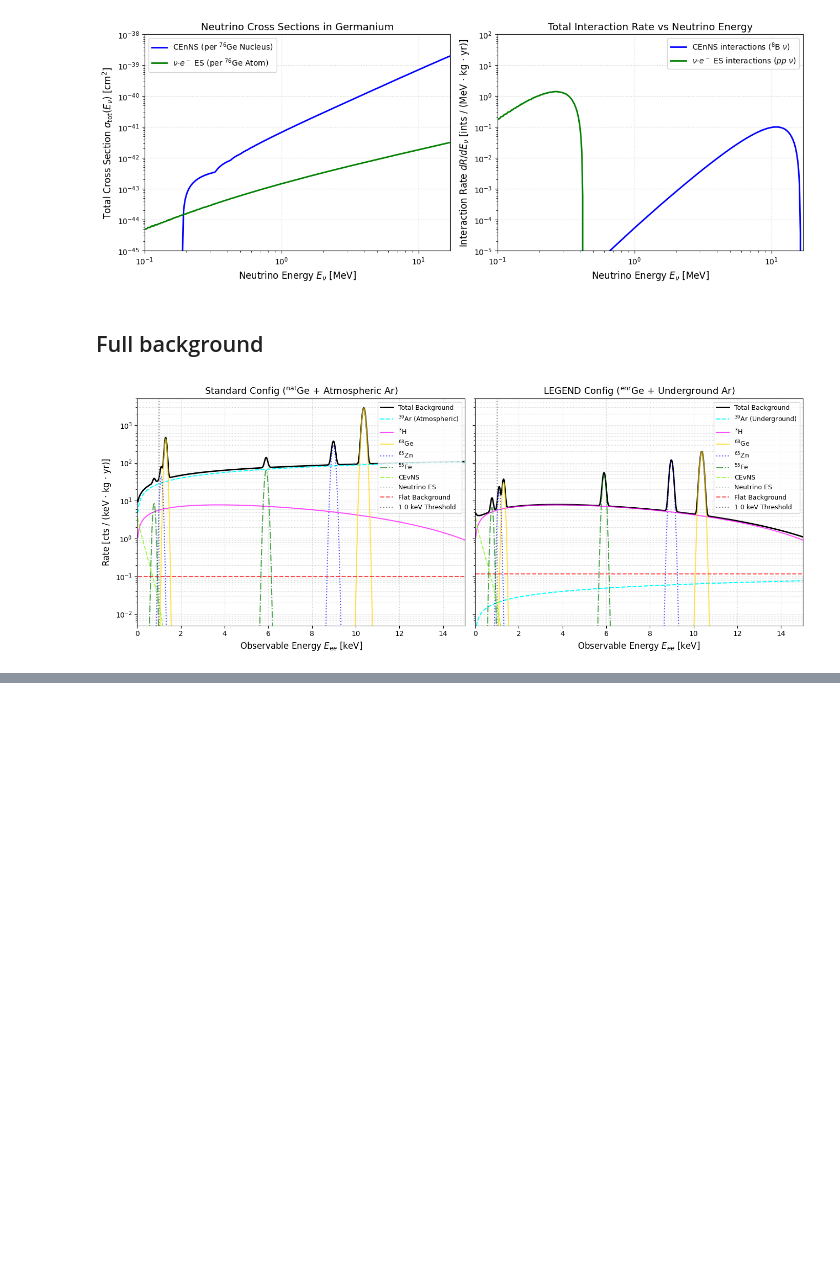
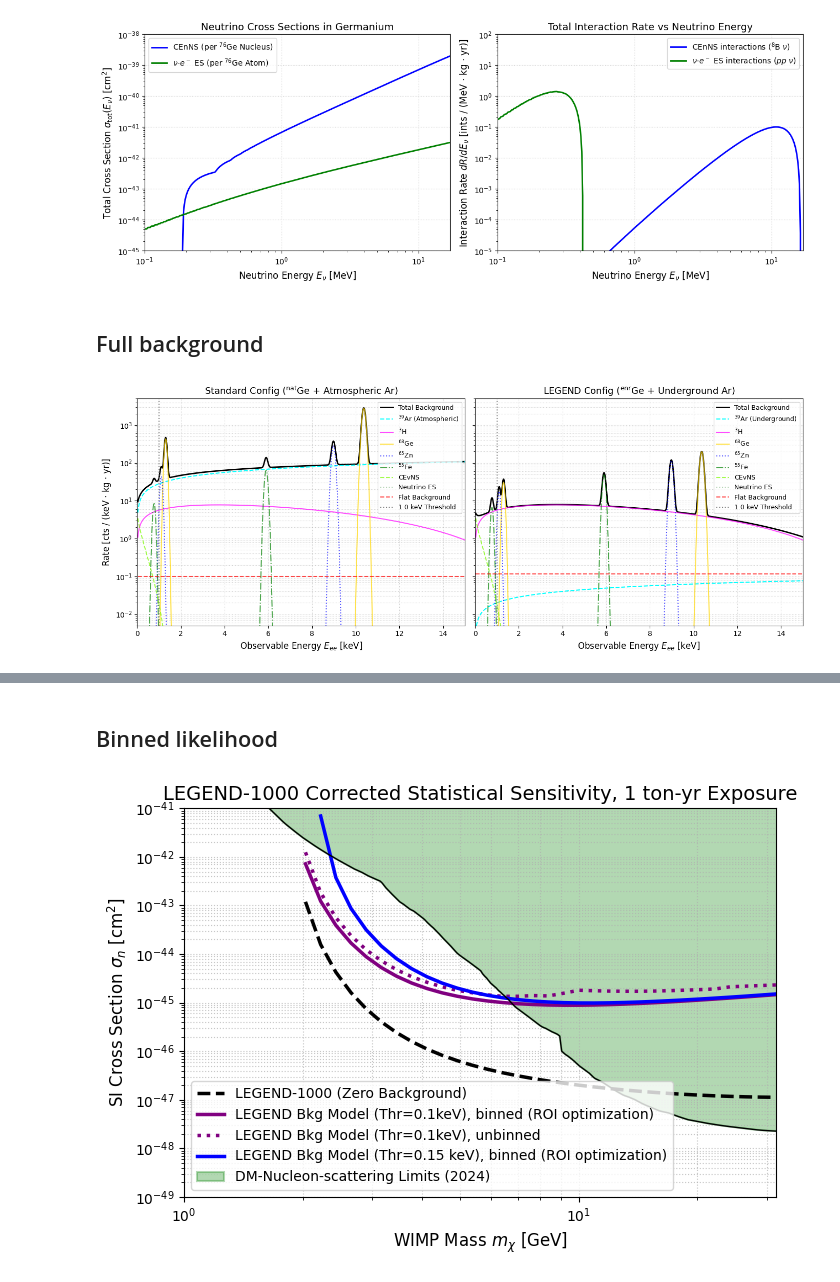
Before and after one commit to tiagocamison/WIMP-LEGEND, a Jupyter notebook: WIMP_O1_spectrum.ipynb, the cells around one changed output, grey strips where cells are left out. Cells and saved outputs as stored; diff of their text form; code cells hidden in the pictures; blank space fills up the shorter version.

```diff
--- a/WIMP_O1_spectrum.ipynb
+++ b/WIMP_O1_spectrum.ipynb
@@ -1519,7 +1515,7 @@ import matplotlib.pyplot as plt
 # Standard Model Constants
 GF_hbar_c_sq = 5.29e-44 # (G_F * hbar * c)^2 in cm^2 / MeV^2
 m_e = 0.511             # Electron mass in MeV
-m_N = 76.0 * 931.5      # Ge-76 Nuclear mass in MeV
+m_N_MeV = 76.0 * 931.5      # Ge-76 Nuclear mass in MeV
 Z = 32.0                # Protons
 N = 44.0                # Neutrons
 sin2_theta_w = 0.231    # Weinberg angle
@@ -1541,12 +1537,12 @@ phi_7Be_384 = 0.52e9 # 10% branch
 # ====================================================================
 def dSigma_dEr_CEvNS(E_nu_MeV, E_R_MeV):
     """ CEvNS cross section in cm^2 / MeV """
-    Enu_min = np.sqrt(m_N * E_R_MeV / 2.0)
-    prefactor = (GF_hbar_c_sq / (4 * np.pi)) * (Q_W**2) * m_N
+    Enu_min = np.sqrt(m_N_MeV * E_R_MeV / 2.0)
+    prefactor = (GF_hbar_c_sq / (4 * np.pi)) * (Q_W**2) * m_N_MeV
 
     sig = np.zeros_like(E_nu_MeV)
     valid = E_nu_MeV > Enu_min
-    sig[valid] = prefactor * (1.0 - (m_N * E_R_MeV) / (2.0 * E_nu_MeV[valid]**2))
+    sig[valid] = prefactor * (1.0 - (m_N_MeV * E_R_MeV) / (2.0 * E_nu_MeV[valid]**2))
     return sig
 
 def dSigma_dT_nue(E_nu_MeV, T_MeV):
@@ -1599,7 +1595,7 @@ rate_nue_7Be = np.zeros_like(E_ee_MeV)
 for i, (Eee, Enr, J) in enumerate(zip(E_ee_MeV, E_nr_MeV, Jacobian)):
 
     # --- A. CEvNS from 8B Neutrinos ---
-    Enu_min_CEvNS = np.sqrt(m_N * Enr / 2.0)
+    Enu_min_CEvNS = np.sqrt(m_N_MeV * Enr / 2.0)
     if Enu_min_CEvNS < 15.0:
         E_nu = np.linspace(Enu_min_CEvNS, 15.0, 500)
         # Normalized 8B beta shape
@@ -1673,7 +1669,7 @@ def compute_neutrino_backgrounds(E_ee_eval_keV):
     # --- Constants ---
     m_e, m_p, m_n = 0.51099895, 938.272, 939.565
     Z_Ge, A_Ge = 32.0, 76.0
-    m_N = Z_Ge*m_p + (A_Ge - Z_Ge)*m_n
+    m_N_MeV = Z_Ge*m_p + (A_Ge - Z_Ge)*m_n
     sin2_theta_w = 0.231
     G_F, hbar_c = 1.16637e-11, 1.97327e-11
     SIGMA_0 = (G_F**2 / (4 * np.pi)) * (hbar_c)**2
@@ -1724,16 +1720,16 @@ def compute_neutrino_backgrounds(E_ee_eval_keV):
     # --- B. CEnNS ---
     dT_nr, dEnu = np.meshgrid(T_nr_grid, E_nu_grid, indexing='ij')
     T_nr_MeV = dT_nr * 1e-3
-    valid_CEnNS = T_nr_MeV <= (2 * dEnu**2 / m_N)
+    valid_CEnNS = T_nr_MeV <= (2 * dEnu**2 / m_N_MeV)
 
     Q_w = (A_Ge - Z_Ge) - (1 - 4 * sin2_theta_w) * Z_Ge
-    q_MeV = np.sqrt(2 * m_N * T_nr_MeV)
+    q_MeV = np.sqrt(2 * m_N_MeV * T_nr_MeV)
     qR = np.where(q_MeV == 0, 1e-10, q_MeV * (1.14 * A_Ge**(1./3.) / 197.327))
     F2 = (3.0 * spherical_jn(1, qR) / qR * np.exp(-0.5 * (q_MeV * 0.9/197.327)**2))**2
 
     cross_sec_CEnNS = np.zeros_like(T_nr_MeV)
-    cross_sec_CEnNS[valid_CEnNS] = SIGMA_0 * m_N * (Q_w**2) * \
-        (1 - (m_N * T_nr_MeV[valid_CEnNS]) / (2 * dEnu[valid_CEnNS]**2)) * F2[valid_CEnNS]
+    cross_sec_CEnNS[valid_CEnNS] = SIGMA_0 * m_N_MeV * (Q_w**2) * \
+        (1 - (m_N_MeV * T_nr_MeV[valid_CEnNS]) / (2 * dEnu[valid_CEnNS]**2)) * F2[valid_CEnNS]
     cross_sec_CEnNS *= 1e-3 # cm^2/keV
 
     rate_CEnNS_nr = np.trapz(cross_sec_CEnNS * flux_B8(E_nu_grid), E_nu_grid, axis=1)
@@ -1995,0 +2454,2 @@ if __name__ == "__main__":
+# %% [markdown]
+## Binned likelihood
@@ -1995,0 +2527,30 @@ if __name__ == "__main__":
+# %%
+if __name__ == "__main__":
+    m_vals = np.logspace(0, 1.5, 40)
+    exp_ton_yrs = 1
+    EXP_LEGEND_1000_MODULE = exp_ton_yrs * 1e3 * 365.25 # kg-days
+    thr1 = 0.1 # 0.07
+    thr2 = 0.15 # 1.0
+    curves = []
+
+    # 1. The True Theoretical Baseline (np.trapz safely integrates the peak)
+    lim_perfect = compute_limits_with_background_binned(m_vals, thr1, EXP_LEGEND_1000_MODULE, force_zero_bkg=True)
+    curves.append({'limits': lim_perfect, 'label': 'LEGEND-1000 (Zero Background)',
+                   'color': 'black', 'ls': '--', 'lw': 2.5})
+
+    # 2. LEGEND Configuration (Enriched Ge + UAr)
+    lim_LEGEND_01 = compute_limits_with_background_binned(m_vals, thr1, EXP_LEGEND_1000_MODULE, 'enrGe', 'UAr')
+    curves.append({'limits': lim_LEGEND_01, 'label': f'LEGEND Bkg Model (Thr={thr1}keV), binned (ROI optimization)',
+                   'color': 'purple', 'ls': '-', 'lw': 2.5})
+
+    lim_LEGEND_01_unbinned = compute_limits_with_background(m_vals, thr1, EXP_LEGEND_1000_MODULE, 'enrGe', 'UAr')
+    curves.append({'limits': lim_LEGEND_01_unbinned, 'label': f'LEGEND Bkg Model (Thr={thr1}keV), unbinned',
+                   'color': 'purple', 'ls': ':', 'lw': 2.5})
+
+    lim_LEGEND_10 = compute_limits_with_background_binned(m_vals, thr2, EXP_LEGEND_1000_MODULE, 'enrGe', 'UAr')
+    curves.append({'limits': lim_LEGEND_10, 'label': f'LEGEND Bkg Model (Thr={thr2} keV), binned (ROI optimization)',
+                   'color': 'blue', 'ls': '-', 'lw': 2.5})
+
+    plot_sensitivity_curves(curves, m_vals, title=f"LEGEND-1000 Corrected Statistical Sensitivity, {exp_ton_yrs} ton-yr Exposure", limits=limits, fixed_loc=False, ylim=(1e-49, 1e-41))
+# %% [output]
+[figure, added]
```
Also changed, not shown: parts of 15 cells of this notebook.
